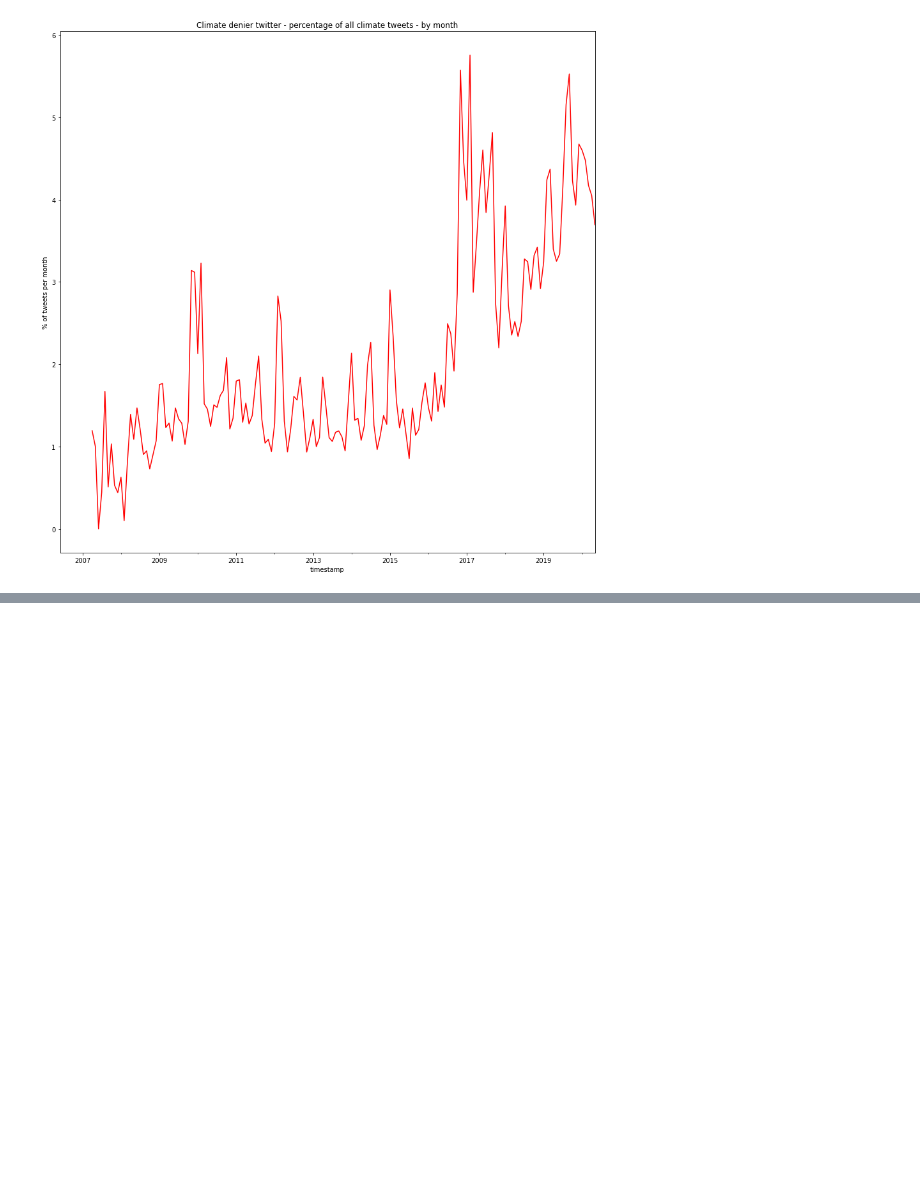
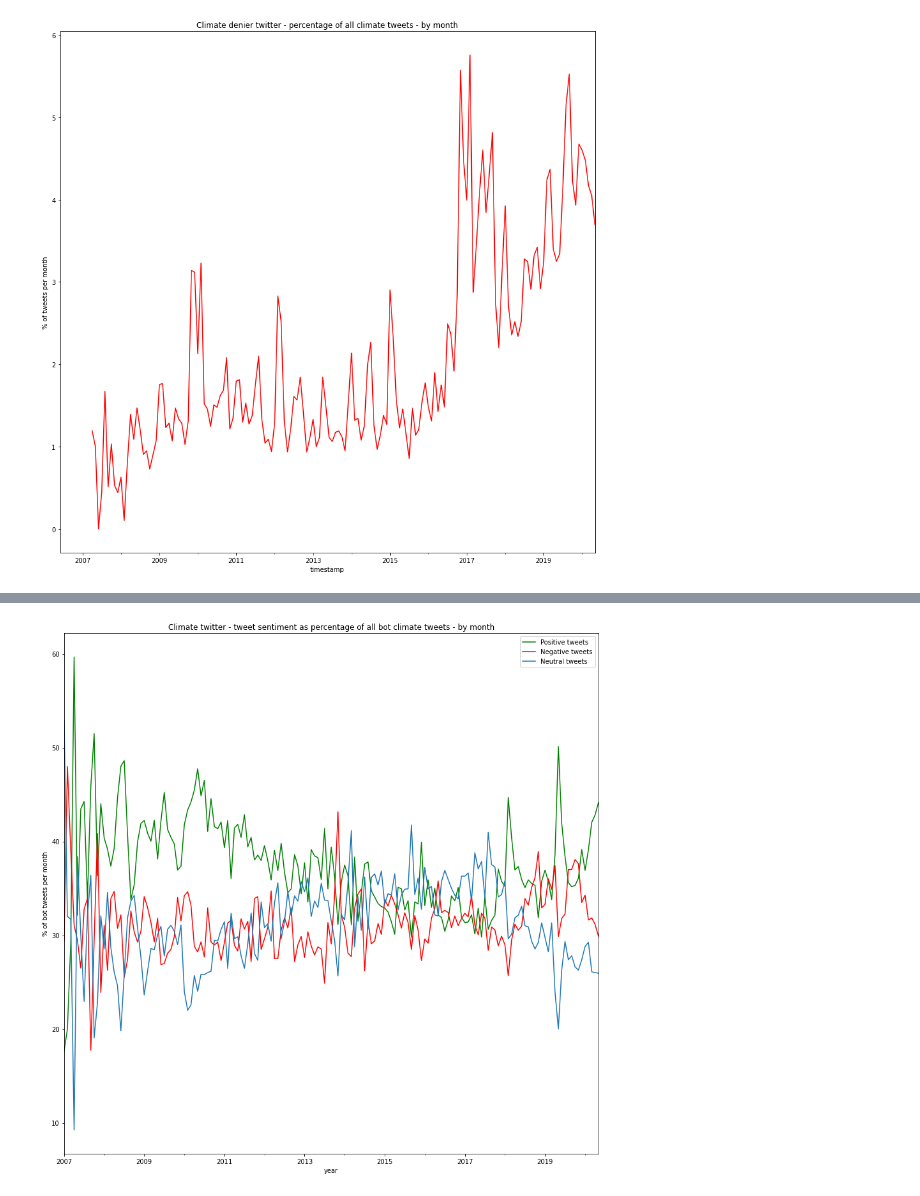
Before and after one commit to UoA-eResearch/twitter_analysis, a Jupyter notebook: global-climate-plot.ipynb, the cells around one changed output, grey strips where cells are left out. Drawn from its saved outputs; the diff is of its cells as text; code cells hidden in the pictures; blank space fills up the shorter version.

```diff
--- a/global-climate-plot.ipynb
+++ b/global-climate-plot.ipynb
@@ -197,0 +255,18 @@ plt.show()
+# %%
+all_tweets_monthly = bot_tweets.timestamp.resample("M").count()
+pos_tweets = bot_tweets.timestamp[bot_tweets["compound"] > 0.05].resample("M").count()
+pos_tweets_pc = pos_tweets / all_tweets_monthly * 100
+neg_tweets = bot_tweets.timestamp[bot_tweets["compound"] < -0.05].resample("M").count()
+neg_tweets_pc = neg_tweets / all_tweets_monthly * 100
+neutral_tweets = bot_tweets.timestamp[bot_tweets["compound"].between(-.05, .05)].resample("M").count()
+neutral_tweets_pc = neutral_tweets / all_tweets_monthly * 100
+
+pos_tweets_pc.plot(figsize=(15,15), title="Climate twitter - tweet sentiment as percentage of all bot climate tweets - by month",color="g")
+neg_tweets_pc.plot(color='r')
+neutral_tweets_pc.plot()
+plt.legend(["Positive tweets", "Negative tweets", "Neutral tweets"])
+plt.xlabel("year")
+plt.ylabel("% of bot tweets per month")
+plt.show()
+# %% [output]
+[figure, added]
```
Also changed, not shown: parts of 18 cells of this notebook, 3 other files.
